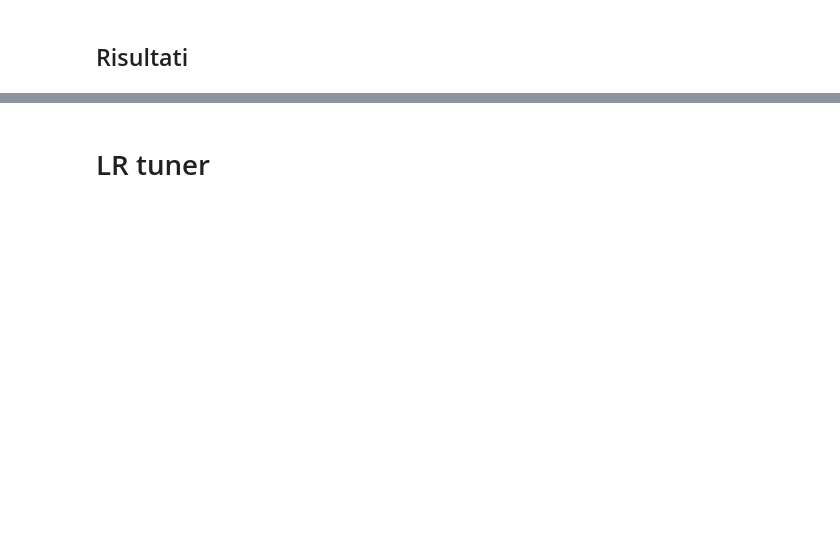
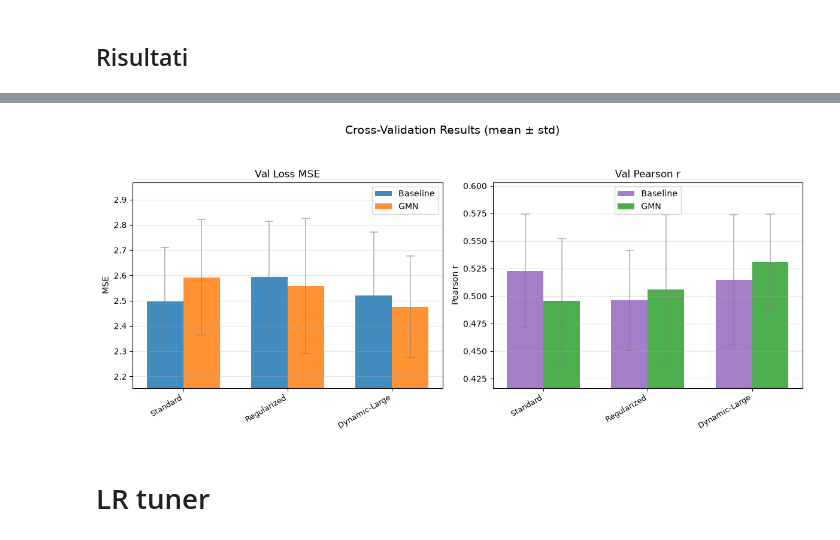
Before and after one commit to IsabelReguera/project_graph_ml, a Jupyter notebook: experiments.ipynb, the cells around one changed output, grey strips where cells are left out. Cells and saved outputs as stored; diff of their text form; code cells hidden in the pictures; blank space fills up the shorter version.

Commit message:
experiments cv fold

```diff
--- a/experiments.ipynb
+++ b/experiments.ipynb
@@ -497,3 +656,91 @@ df_summary
+# %%
+import matplotlib.pyplot as plt
+import numpy as np
+import os
+
+# 1. Definiamo le categorie per allinearci ai nomi nel DataFrame
+configs = ['no_reg', 'reg', 'dyn_sched']
+models = ['baseline', 'gmn']
+
+# 2. Inizializziamo i dizionari per raccogliere i dati (rimosso MAE)
+vl_means, vl_stds = {m: [] for m in models}, {m: [] for m in models}
+r_means,  r_stds  = {m: [] for m in models}, {m: [] for m in models}
+
+# 3. Estraiamo i dati direttamente da df_summary
+for m in models:
+    for c in configs:
+        name = f"{m}_{c}"
+
+        # Controllo di sicurezza
+        if name in df_summary.index:
+            vl_means[m].append(df_summary.loc[name, 'val_loss_mean'])
+            vl_stds[m].append(df_summary.loc[name, 'val_loss_std'])
+
+            r_means[m].append(df_summary.loc[name, 'pearson_r_mean'])
+            r_stds[m].append(df_summary.loc[name, 'pearson_r_std'])
+        else:
+            vl_means[m].append(np.nan); vl_stds[m].append(np.nan)
+            r_means[m].append(np.nan);  r_stds[m].append(np.nan)
+
+# ==========================================
+# 4. PLOTTING (2 Subplots)
+# ==========================================
+x = np.arange(len(configs))
+width = 0.35
+
+# Torniamo a 2 colonne e accorciamo la larghezza (12 invece di 18)
+fig, axes = plt.subplots(1, 2, figsize=(12, 5))
+
+err_color = 'gray'
+err_style = {'elinewidth': 1.2, 'capthick': 1.2, 'alpha': 0.6}
+xtick_labels = ["Standard", "Regularized", "Dynamic-Large"]
+
+# --- GRAFICO 1: Val Loss MSE ---
+axes[0].bar(x - width/2, vl_means['baseline'], width, yerr=vl_stds['baseline'],
+            label='Baseline', color='#1f77b4', capsize=5, alpha=0.85, ecolor=err_color, error_kw=err_style)
+axes[0].bar(x + width/2, vl_means['gmn'], width, yerr=vl_stds['gmn'],
+            label='GMN', color='#ff7f0e', capsize=5, alpha=0.85, ecolor=err_color, error_kw=err_style)
+
+axes[0].set_title('Val Loss MSE')
+axes[0].set_ylabel('MSE')
+axes[0].set_xticks(x)
+axes[0].set_xticklabels(xtick_labels, rotation=30, ha='right', fontsize=9)
+axes[0].legend()
+axes[0].grid(True, axis='y', alpha=0.3)
+
+all_vl_min = np.nanmin(np.array(vl_means['baseline'] + vl_means['gmn']) - np.array(vl_stds['baseline'] + vl_stds['gmn']))
+all_vl_max = np.nanmax(np.array(vl_means['baseline'] + vl_means['gmn']) + np.array(vl_stds['baseline'] + vl_stds['gmn']))
+axes[0].set_ylim([all_vl_min * 0.95, all_vl_max * 1.05])
+
+# --- GRAFICO 2: Val Pearson r ---
+axes[1].bar(x - width/2, r_means['baseline'], width, yerr=r_stds['baseline'],
+            label='Baseline', color='#9467bd', capsize=5, alpha=0.85, ecolor=err_color, error_kw=err_style)
+axes[1].bar(x + width/2, r_means['gmn'], width, yerr=r_stds['gmn'],
+            label='GMN', color='#2ca02c', capsize=5, alpha=0.85, ecolor=err_color, error_kw=err_style)
+
+axes[1].set_title('Val Pearson r')
+axes[1].set_ylabel('Pearson r')
+axes[1].set_xticks(x)
+axes[1].set_xticklabels(xtick_labels, rotation=30, ha='right', fontsize=9)
+axes[1].legend()
+axes[1].grid(True, axis='y', alpha=0.3)
+
+all_r_min = np.nanmin(np.array(r_means['baseline'] + r_means['gmn']) - np.array(r_stds['baseline'] + r_stds['gmn']))
+all_r_max = np.nanmax(np.array(r_means['baseline'] + r_means['gmn']) + np.array(r_stds['baseline'] + r_stds['gmn']))
+axes[1].set_ylim([all_r_min * 0.95, all_r_max * 1.05])
+
+# ==========================================
+# 5. Salvataggio
+# ==========================================
+# Assicurati di avere la variabile N_FOLDS definita prima nel notebook se vuoi includerla nel titolo
+plt.suptitle('Cross-Validation Results (mean ± std)', fontsize=14, y=1.05)
+plt.tight_layout()
+
+os.makedirs(LOGS_DIR, exist_ok=True)
+plt.savefig(os.path.join(LOGS_DIR, 'cv_comparison.png'), dpi=150, bbox_inches='tight')
+plt.show()
+# %% [output]
+[figure, added]
 # %% [markdown]
 # LR tuner
 # %%
```
Also changed, not shown: parts of 10 cells of this notebook.
